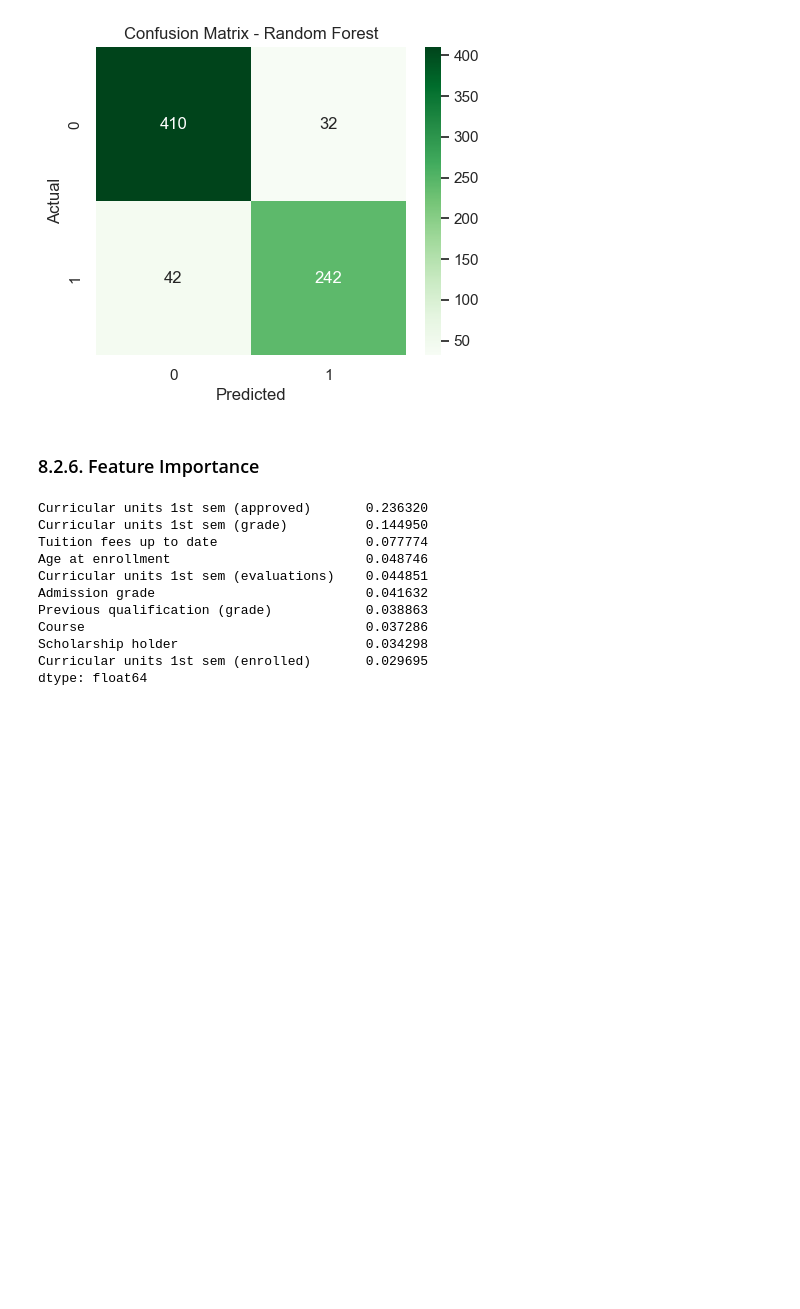
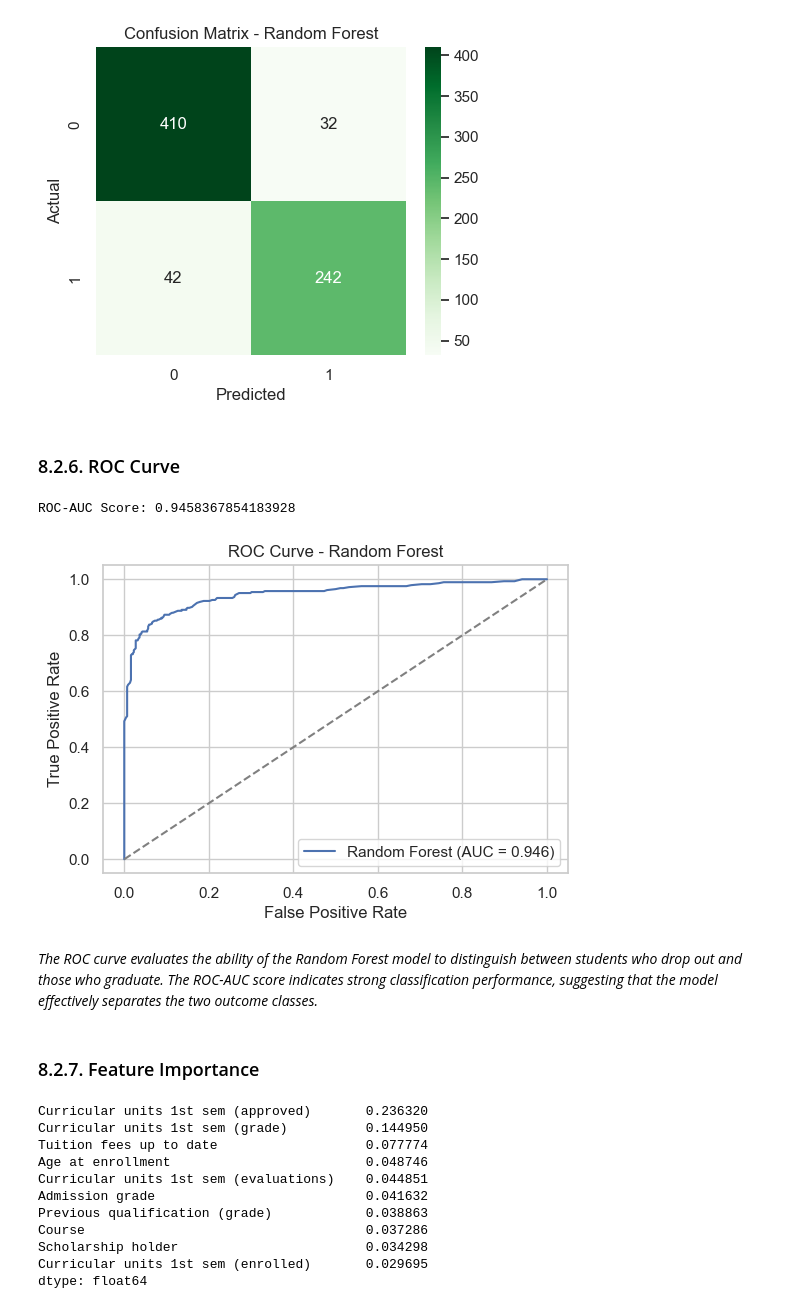
Before and after one commit to DimitarMalamski/student-dropout-predictor, a Jupyter notebook: notebooks/dropout_predictor.ipynb, the cells around one changed output. Cells and saved outputs as stored; diff of their text form; code cells hidden in the pictures; blank space fills up the shorter version.

```diff
--- a/notebooks/dropout_predictor.ipynb
+++ b/notebooks/dropout_predictor.ipynb
@@ -431,8 +465,38 @@ plt.title("Confusion Matrix - Random Forest")
 plt.show()
 # %% [output]
 [figure]
+# %% [markdown]
+### 8.2.6. ROC Curve
+# %%
+# Calculate predicted probabilities
+rf_probs = rf_model.predict_proba(X_test)[:, 1]
+
+# Calculate ROC-AUC score
+rf_auc = roc_auc_score(y_test, rf_probs)
+
+print("ROC-AUC Score:", rf_auc)
+
+# Compute ROC curve
+rf_fpr, rf_tpr, thresholds = roc_curve(y_test, rf_probs)
+
+plt.figure(figsize=(6,4))
+
+plt.plot(rf_fpr, rf_tpr, label=f"Random Forest (AUC = {rf_auc:.3f})")
+plt.plot([0,1], [0,1], linestyle="--", color="gray")
+
+plt.xlabel("False Positive Rate")
+plt.ylabel("True Positive Rate")
+plt.title("ROC Curve - Random Forest")
+plt.legend()
+
+plt.show()
+# %% [output]
+ROC-AUC Score: 0.9458367854183928
+[figure, added]
+# %% [markdown]
+_The ROC curve evaluates the ability of the Random Forest model to distinguish between students who drop out and those who graduate. The ROC-AUC score indicates strong classification performance, suggesting that the model effectively separates the two outcome classes._
 # %% [markdown]
-### 8.2.6. Feature Importance
+### 8.2.7. Feature Importance
 # %%
 importances = pd.Series(
     rf_model.feature_importances_,
```
Also changed, not shown: parts of 25 cells of this notebook.
